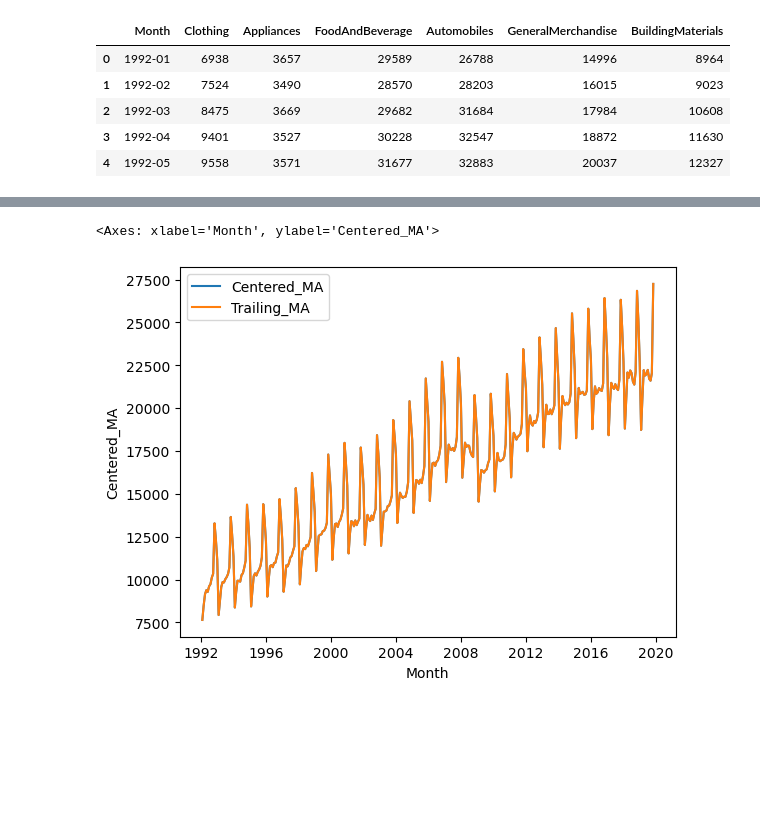
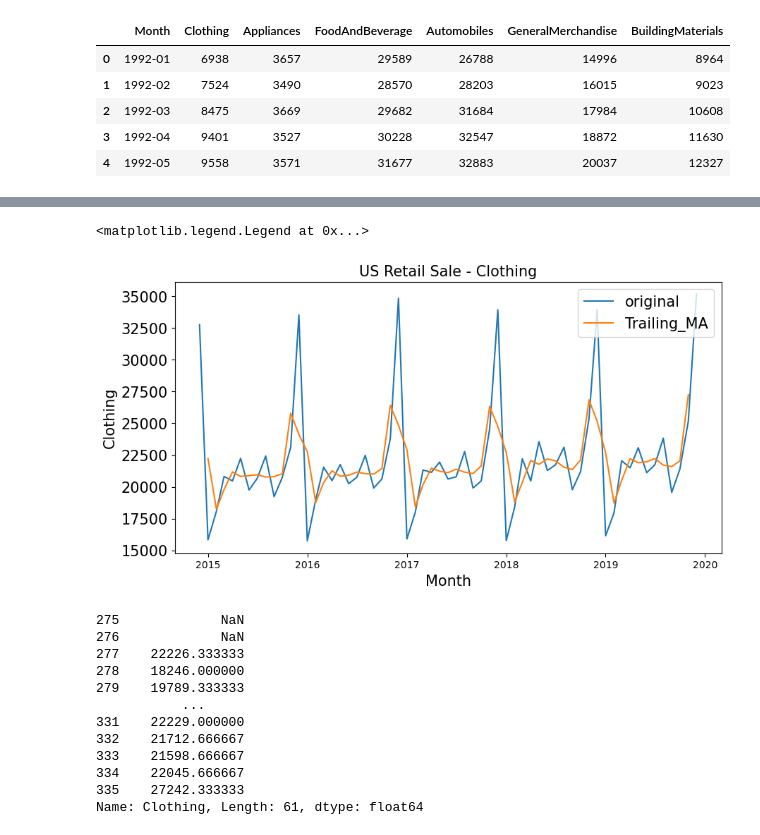
Before and after one commit to lhduc94/timeseries, a Jupyter notebook: notebooks/smoothing.ipynb, the cells around one changed output, grey strips where cells are left out. Drawn from its saved outputs; the diff is of its cells as text; code cells hidden in the pictures; blank space fills up the shorter version.

```diff
--- a/notebooks/smoothing.ipynb
+++ b/notebooks/smoothing.ipynb
@@ -66,7 +44,28 @@ df
 # %%
-# sns.lineplot(x='Month', y='Clothing', data=df, label='original')
-sns.lineplot(x='Month', y='Centered_MA', data=df, label='Centered_MA')
+plt.figure(figsize=(10,5))
+plt.title("US Retail Sale - Clothing", fontsize=15)
+sns.lineplot(x='Month', y='Clothing', data=df, label='original')
+# sns.lineplot(x='Month', y='Centered_MA', data=df, label='Centered_MA')
 sns.lineplot(x='Month', y='Centered_MA', data=df, label='Trailing_MA')
+plt.xlabel('Month',fontsize=15)
+plt.yticks(fontsize=15)
+plt.ylabel('Clothing',fontsize=15)
+plt.legend(fontsize=15)
 # %% [output]
-<Axes: xlabel='Month', ylabel='Centered_MA'>
+<matplotlib.legend.Legend at 0x...>
-[figure, old version]
+[figure, new version]
+# %%
+df['Clothing'].rolling(window=3, center=False).mean()
+# %% [output]
+275             NaN
+276             NaN
+277    22226.333333
+278    18246.000000
+279    19789.333333
+           ...
+331    22229.000000
+332    21712.666667
+333    21598.666667
+334    22045.666667
+335    27242.333333
+Name: Clothing, Length: 61, dtype: float64
```
Also changed, not shown: parts of 8 cells of this notebook, 3 other files.
